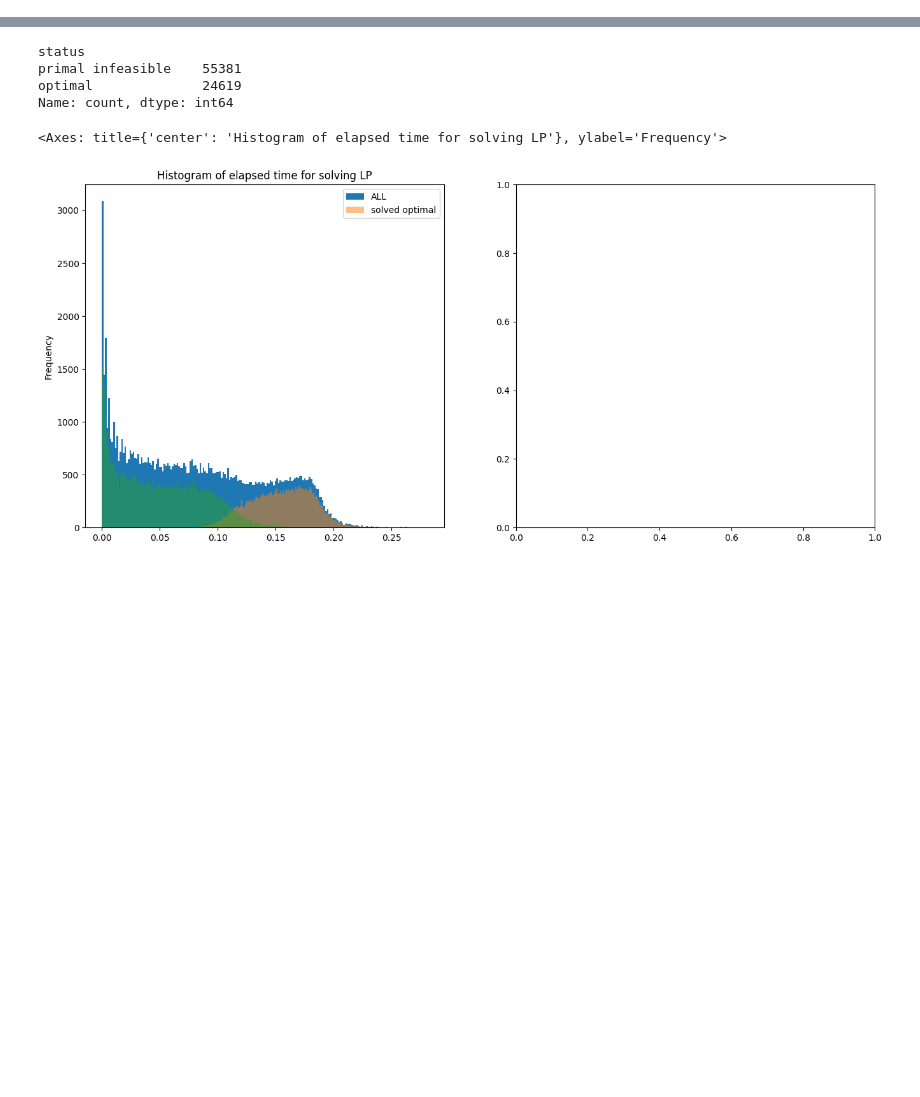
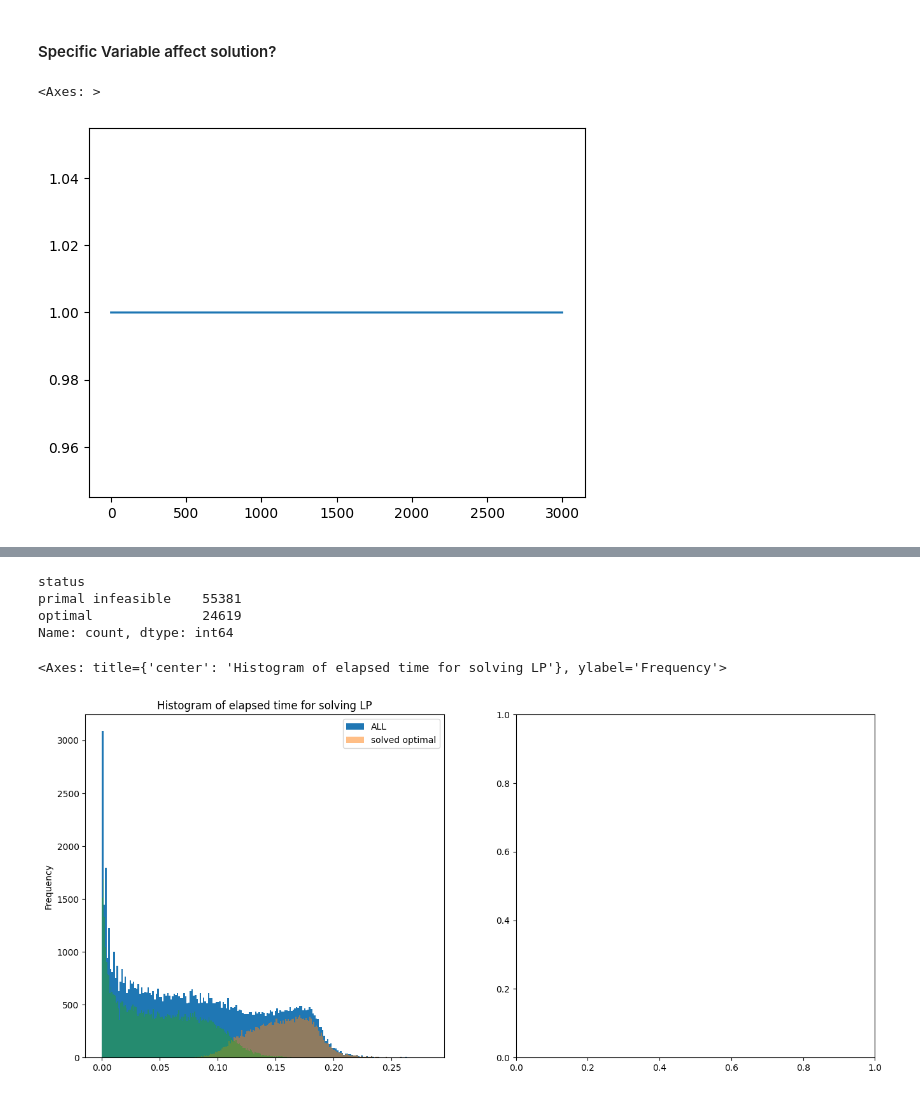
Before and after one commit to wowonki/hyu-credit-opt, a Jupyter notebook: analyze_data.ipynb, the cells around one changed output, grey strips where cells are left out. Drawn from its saved outputs; the diff is of its cells as text; code cells hidden in the pictures; blank space fills up the shorter version.

```diff
--- a/analyze_data.ipynb
+++ b/analyze_data.ipynb
@@ -8,0 +96,11 @@ variables, A, B, L = dataloader.load()
+# %% [markdown]
+#### Specific Variable affect solution?
+# %%
+solved_idx = list(map(int, status_df[status_df['status'] == 'optimal'].index))
+unsolved_idx = list(map(int, status_df[status_df['status'] != 'optimal'].index))
+
+vars_have_optimal_solution = invest_dummy.loc[solved_idx].isna().any(axis=0)
+vars_have_optimal_solution.astype(int).plot()
+# %% [output]
+<Axes: >
+[figure, added]
```
Also changed, not shown: parts of 31 cells of this notebook, 5 other files.
